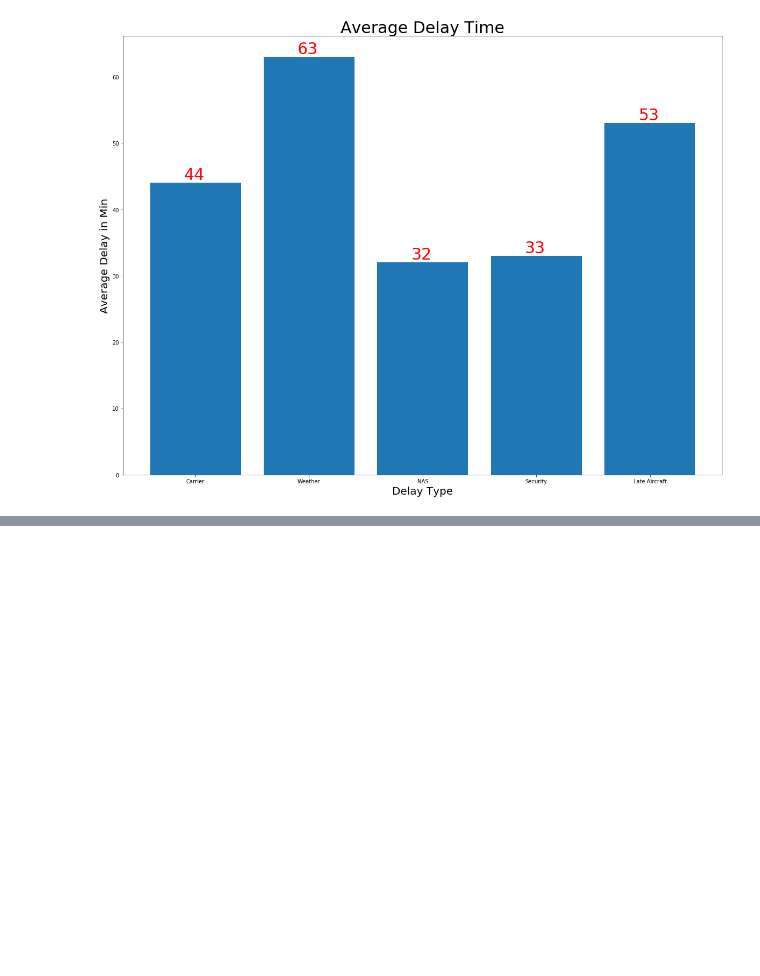
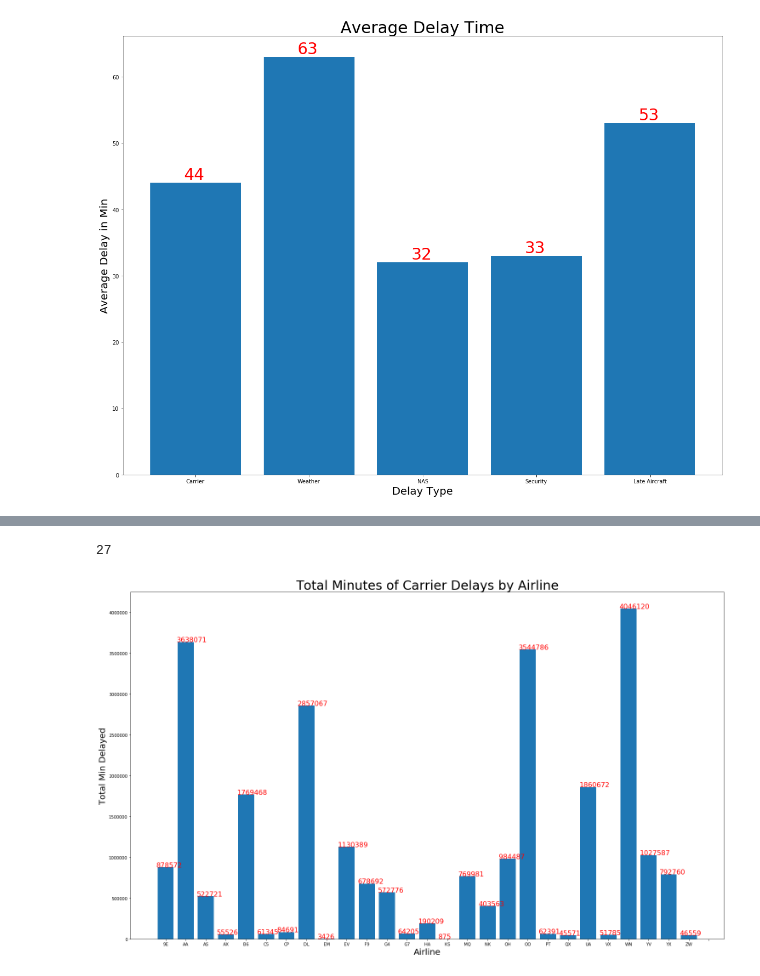
Before and after one commit to Arimorris/delays, a Jupyter notebook: Delay_causes.ipynb, the cells around one changed output, grey strips where cells are left out. Drawn from its saved outputs; the diff is of its cells as text; code cells hidden in the pictures; blank space fills up the shorter version.

```diff
--- a/Delay_causes.ipynb
+++ b/Delay_causes.ipynb
@@ -71,0 +97,8 @@ plt.show()
+# %%
+# figure out for each carrier, how long their total delays added up to
+length_delays = []
+for c in car:
+    print(type("\'" + c + "\'"))
+    airl = carrier[carrier['OP_UNIQUE_CARRIER'] == c ]
+    print(airl.head())
+    length_delays.append(sum(airl['CARRIER_DELAY']))
@@ -71,0 +123,16 @@ plt.show()
+# %%
+len(length_delays)
+# %% [output]
+27
+# %%
+plt.figure(figsize=(25,15))
+plt.bar(car, length_delays)
+plt.title("Total Minutes of Carrier Delays by Airline", fontsize =30)
+plt.xlabel("Airline", fontsize =20)
+plt.xticks(range(28))
+plt.ylabel("Total Min Delayed", fontsize =20)
+for a,b in zip(range(28), length_delays):
+    plt.text(a - .45, b + 700, str(int(b)), fontsize =16, color ='r')
+plt.show()
+# %% [output]
+[figure, added]
```
Also changed, not shown: parts of 8 cells of this notebook, 1 other file.
